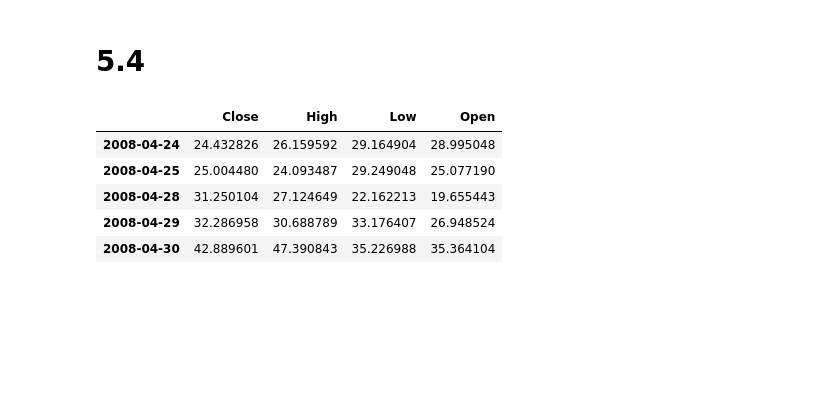
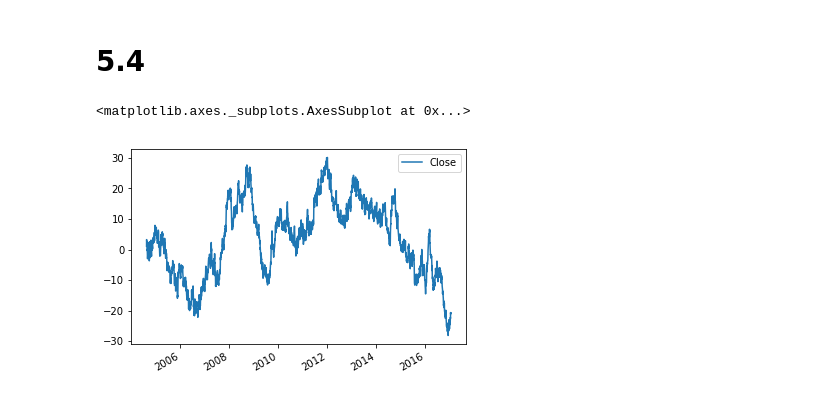
Before and after one commit to jjakimoto/finance_ml, a Jupyter notebook: examples/Ch 5.ipynb, the cells around one changed output. Saved outputs shown, nothing was run; the diff lists cells and outputs as text; code cells hidden in the pictures; blank space fills up the shorter version.

```diff
--- a/examples/Ch 5.ipynb
+++ b/examples/Ch 5.ipynb
@@ -191,14 +191,3 @@ def frac_diff_FFD(series, d, thres=1e-5):
         df[name] = df_.copy(deep=True)
     df = pd.concat(df, axis=1)
     return df
-# %%
-df_ = df[['Close', 'High', 'Low', "Open"]]
-frac_df = frac_diff_FFD(df_, .5)
-frac_df.head()
-# %% [output]
-|  | Close | High | Low | Open |
-| 2008-04-24 | 24.432826 | 26.159592 | 29.164904 | 28.995048 |
-| 2008-04-25 | 25.004480 | 24.093487 | 29.249048 | 25.077190 |
-| 2008-04-28 | 31.250104 | 27.124649 | 22.162213 | 19.655443 |
-| 2008-04-29 | 32.286958 | 30.688789 | 33.176407 | 26.948524 |
-| 2008-04-30 | 42.889601 | 47.390843 | 35.226988 | 35.364104 |
@@ -204,0 +197,5 @@ frac_df.head()
+# %%
+dummy.plot()
+# %% [output]
+<matplotlib.axes._subplots.AxesSubplot at 0x...>
+[figure, added]
```
Also changed, not shown: parts of 26 cells of this notebook, 4 other files.
